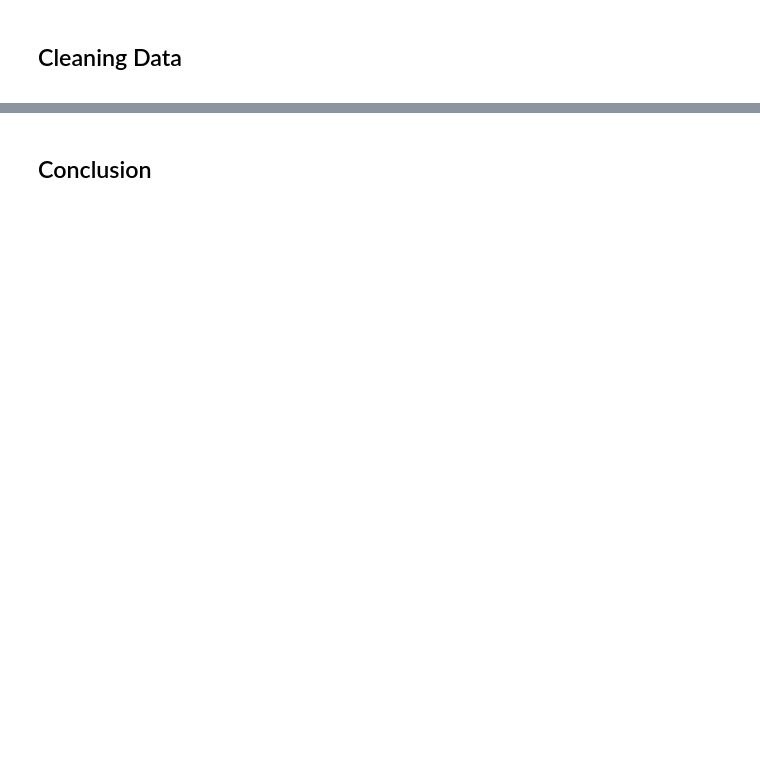
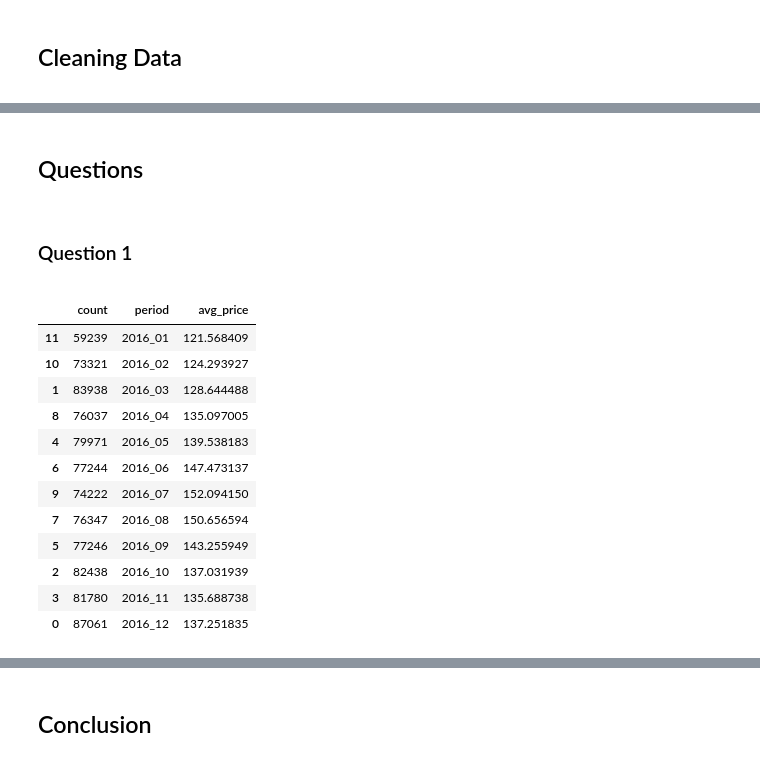
Before and after one commit to rodrigodalamangas/data-science-blog-udacity, a Jupyter notebook: data_analysis.ipynb, the cells around one changed output, grey strips where cells are left out. Cells and saved outputs as stored; diff of their text form; code cells hidden in the pictures; blank space fills up the shorter version.

Commit message:
Preparing data to answer the first question

```diff
--- a/data_analysis.ipynb
+++ b/data_analysis.ipynb
@@ -203,0 +189,6 @@ boston_reviews.head()
+# %% [markdown]
+## Questions <a class="anchor" id="questions"></a>
+>
+# %% [markdown]
+### Question 1 <a class="anchor" id=""></a>
+>
@@ -203,0 +198,3 @@ boston_reviews.head()
+# %%
+df_frequency['period'] = df_frequency["year"].astype(
+    str) + '_' + df_frequency["month"].astype(str).str.zfill(2)
@@ -203,0 +211,18 @@ boston_reviews.head()
+# %%
+df_question1 = df_question1[df_question1['period']
+                            != '2017_01'].sort_values('period')
+df_question1
+# %% [output]
+|  | count | period | avg_price |
+| 11 | 59239 | 2016_01 | 121.568409 |
+| 10 | 73321 | 2016_02 | 124.293927 |
+| 1 | 83938 | 2016_03 | 128.644488 |
+| 8 | 76037 | 2016_04 | 135.097005 |
+| 4 | 79971 | 2016_05 | 139.538183 |
+| 6 | 77244 | 2016_06 | 147.473137 |
+| 9 | 74222 | 2016_07 | 152.094150 |
+| 7 | 76347 | 2016_08 | 150.656594 |
+| 5 | 77246 | 2016_09 | 143.255949 |
+| 2 | 82438 | 2016_10 | 137.031939 |
+| 3 | 81780 | 2016_11 | 135.688738 |
+| 0 | 87061 | 2016_12 | 137.251835 |
```
Also changed, not shown: parts of 31 cells of this notebook, 1 other file.
